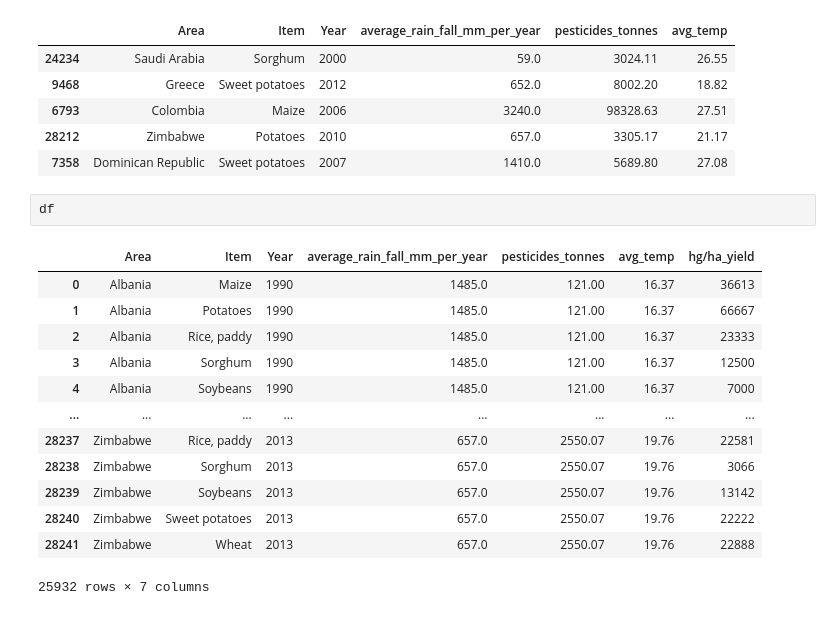
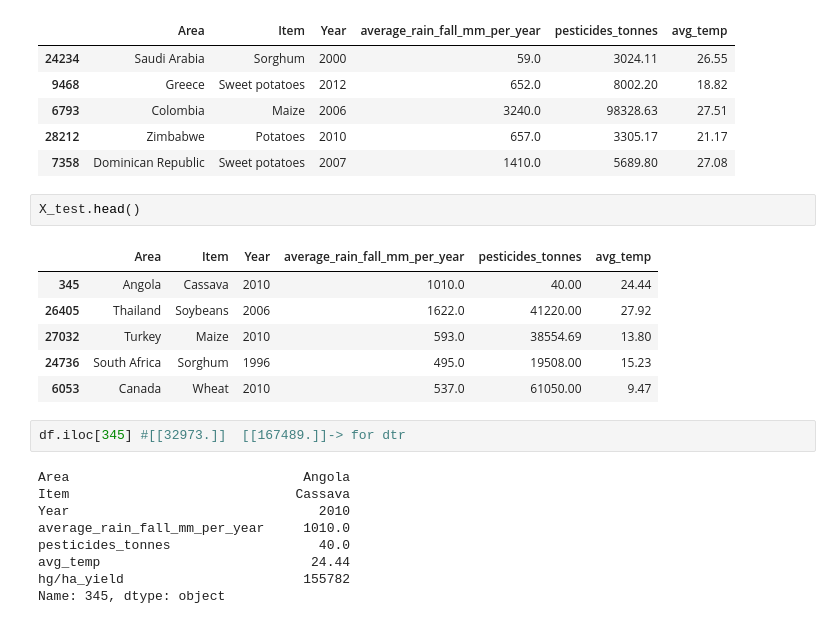
Before and after one commit to 18sharath/Crop-yield-predictor-Machine-learning-Project, a Jupyter notebook: crop_yield.ipynb, the cells around one changed output. Drawn from its saved outputs; the diff is of its cells as text.

```diff
--- a/crop_yield.ipynb
+++ b/crop_yield.ipynb
@@ -538,19 +553,23 @@ X_train.head()
 | 6793 | Colombia | Maize | 2006 | 3240.0 | 98328.63 | 27.51 |
 | 28212 | Zimbabwe | Potatoes | 2010 | 657.0 | 3305.17 | 21.17 |
 | 7358 | Dominican Republic | Sweet potatoes | 2007 | 1410.0 | 5689.80 | 27.08 |
-# %%
-df
-# %% [output]
-|  | Area | Item | Year | average_rain_fall_mm_per_year | pesticides_tonnes | avg_temp | hg/ha_yield |
-| 0 | Albania | Maize | 1990 | 1485.0 | 121.00 | 16.37 | 36613 |
-| 1 | Albania | Potatoes | 1990 | 1485.0 | 121.00 | 16.37 | 66667 |
-| 2 | Albania | Rice, paddy | 1990 | 1485.0 | 121.00 | 16.37 | 23333 |
-| 3 | Albania | Sorghum | 1990 | 1485.0 | 121.00 | 16.37 | 12500 |
-| 4 | Albania | Soybeans | 1990 | 1485.0 | 121.00 | 16.37 | 7000 |
-| ... | ... | ... | ... | ... | ... | ... | ... |
-| 28237 | Zimbabwe | Rice, paddy | 2013 | 657.0 | 2550.07 | 19.76 | 22581 |
-| 28238 | Zimbabwe | Sorghum | 2013 | 657.0 | 2550.07 | 19.76 | 3066 |
-| 28239 | Zimbabwe | Soybeans | 2013 | 657.0 | 2550.07 | 19.76 | 13142 |
-| 28240 | Zimbabwe | Sweet potatoes | 2013 | 657.0 | 2550.07 | 19.76 | 22222 |
-| 28241 | Zimbabwe | Wheat | 2013 | 657.0 | 2550.07 | 19.76 | 22888 |
-25932 rows × 7 columns
+# %%
+X_test.head()
+# %% [output]
+|  | Area | Item | Year | average_rain_fall_mm_per_year | pesticides_tonnes | avg_temp |
+| 345 | Angola | Cassava | 2010 | 1010.0 | 40.00 | 24.44 |
+| 26405 | Thailand | Soybeans | 2006 | 1622.0 | 41220.00 | 27.92 |
+| 27032 | Turkey | Maize | 2010 | 593.0 | 38554.69 | 13.80 |
+| 24736 | South Africa | Sorghum | 1996 | 495.0 | 19508.00 | 15.23 |
+| 6053 | Canada | Wheat | 2010 | 537.0 | 61050.00 | 9.47 |
+# %%
+df.iloc[345] #[[32973.]]  [[167489.]]-> for dtr
+# %% [output]
+Area                              Angola
+Item                             Cassava
+Year                                2010
+average_rain_fall_mm_per_year     1010.0
+pesticides_tonnes                   40.0
+avg_temp                           24.44
+hg/ha_yield                       155782
+Name: 345, dtype: object
```
Also changed, not shown: parts of 9 cells of this notebook, 7 other files.
